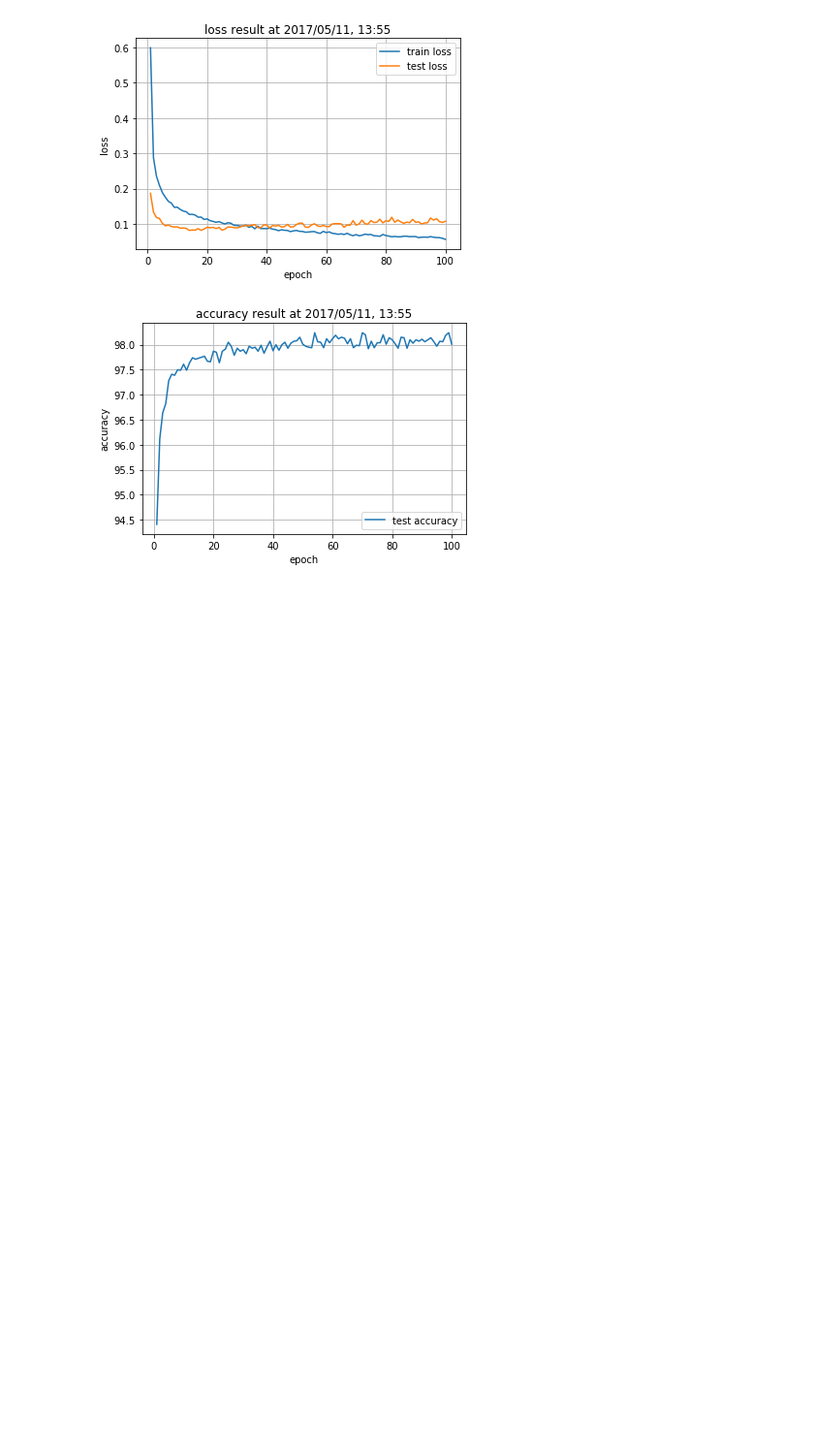
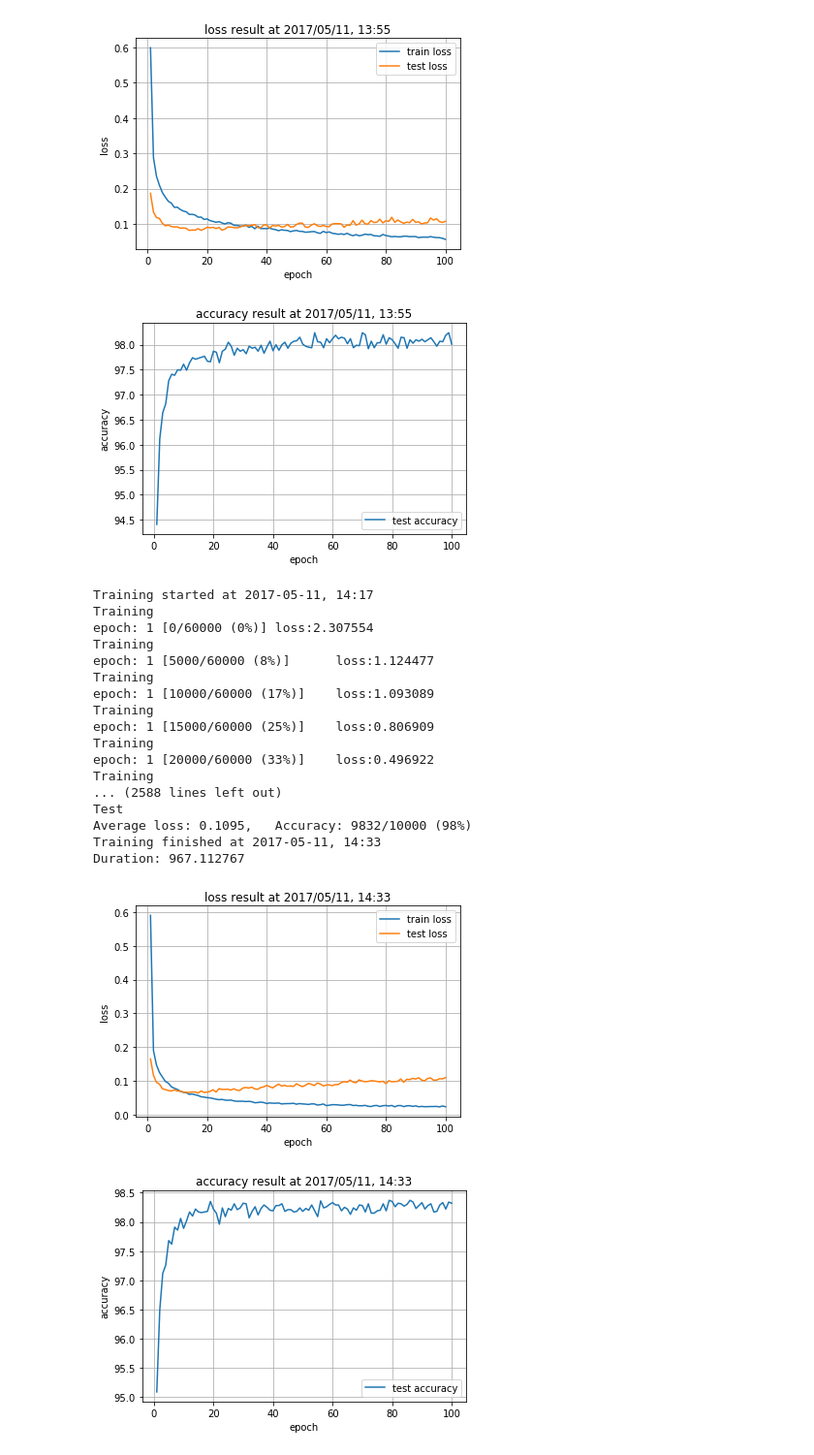
Before and after one commit to crcrpar/dl_material, a Jupyter notebook: 0_introduction_and_review.ipynb, the cells around one changed output. Shown at 97% size. Cells and saved outputs as stored; diff of their text form; code cells hidden in the pictures; blank space fills up the shorter version.

```diff
--- a/0_introduction_and_review.ipynb
+++ b/0_introduction_and_review.ipynb
@@ -265,7 +272,7 @@ def run(n_epoch, train, test):
     print('Duration: {}'.format((end - start).total_seconds()))
     return train_loss, test_loss, test_accuracy
 # %%
-def plot_results(train_loss, test_loss, test_accuracy, save=False, save_dir='./images/result'):
+def plot_results(train_loss, test_loss, test_accuracy=None, save=False, save_dir='./images/result'):
     time_stamp = datetime.datetime.now().strftime('%Y/%m/%d, %H:%M')
     f_time = datetime.datetime.now().strftime('%Y_%m_%d_%H_%M')
     plt.plot(list(range(1, len(train_loss) + 1)), train_loss, label='train loss')
@@ -284,20 +291,21 @@ def plot_results(train_loss, test_loss, test_accuracy, save=False, save_dir='./i
         plt.savefig(f_name)
     plt.show()
 
-    plt.plot(list(range(1, len(test_accuracy) + 1)), list(np.asarray(test_accuracy) / 100.0), label='test accuracy')
-    plt.xlabel('epoch')
-    plt.ylabel('accuracy')
-    plt.grid()
-    plt.title('accuracy result at {}'.format(time_stamp))
-    plt.legend()
-    if save:
-        tmp_save_dir = os.path.join(save_dir, 'accuracy')
-        f_name = os.path.join(tmp_save_dir, '{}.png'.format(f_time))
-        if not os.path.exists(tmp_save_dir):
-            os.makedirs(tmp_save_dir)
-        print('path to save accuracy: {}'.format(f_name))
-        plt.savefig(f_name)
-    plt.show()
+    if test_accuracy is not None:
+        plt.plot(list(range(1, len(test_accuracy) + 1)), list(np.asarray(test_accuracy) / 100.0), label='test accuracy')
+        plt.xlabel('epoch')
+        plt.ylabel('accuracy')
+        plt.grid()
+        plt.title('accuracy result at {}'.format(time_stamp))
+        plt.legend()
+        if save:
+            tmp_save_dir = os.path.join(save_dir, 'accuracy')
+            f_name = os.path.join(tmp_save_dir, '{}.png'.format(f_time))
+            if not os.path.exists(tmp_save_dir):
+                os.makedirs(tmp_save_dir)
+            print('path to save accuracy: {}'.format(f_name))
+            plt.savefig(f_name)
+        plt.show()
 # %%
 train_loss = []
 test_loss = []
@@ -633,6 +641,31 @@ Training finished at 2017-05-11, 13:55
 Duration: 1303.761274
 [figure]
 [figure]
+# %%
+model = SimpleLinearDr()
+optimizer = optim.Adam(model.parameters())
+results_dr = run(100, train, test)
+plot_results(*results_dr)
+# %% [output]
+Training started at 2017-05-11, 14:17
+Training
+epoch: 1 [0/60000 (0%)] loss:2.307554
+Training
+epoch: 1 [5000/60000 (8%)]      loss:1.124477
+Training
+epoch: 1 [10000/60000 (17%)]    loss:1.093089
+Training
+epoch: 1 [15000/60000 (25%)]    loss:0.806909
+Training
+epoch: 1 [20000/60000 (33%)]    loss:0.496922
+Training
+... (2588 lines left out)
+Test
+Average loss: 0.1095,   Accuracy: 9832/10000 (98%)
+Training finished at 2017-05-11, 14:33
+Duration: 967.112767
+[figure, added]
+[figure, added]
 # %% [markdown]
 # オートエンコーダー
 前回、あんなにオートエンコーダーの話をしたのに、ここでしないわけにいきません。
```
Also changed, not shown: parts of 15 cells of this notebook, 1 other file.
